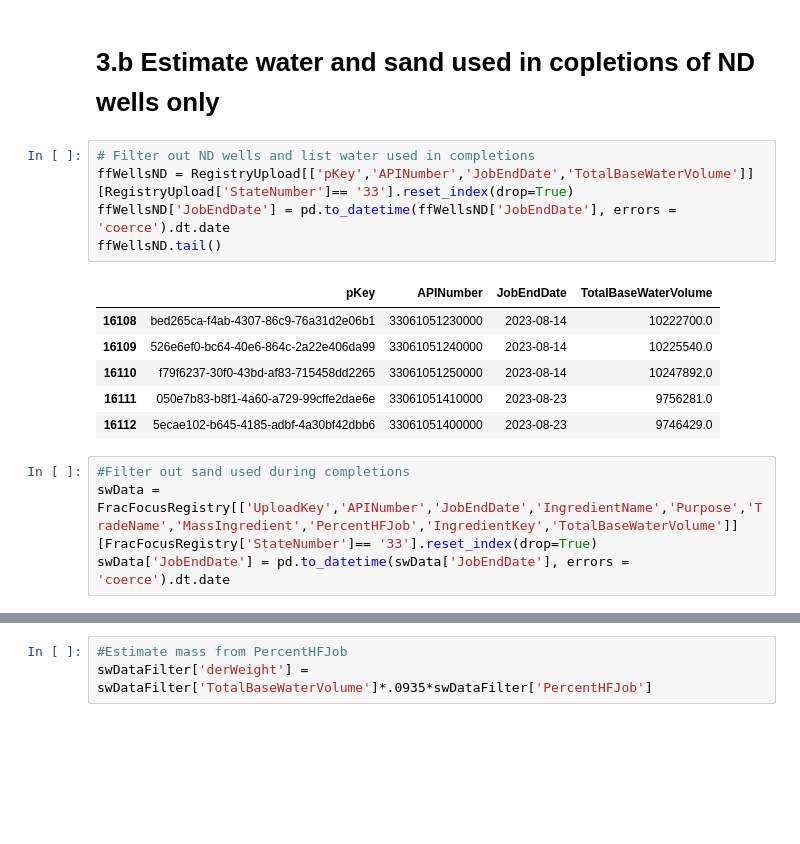
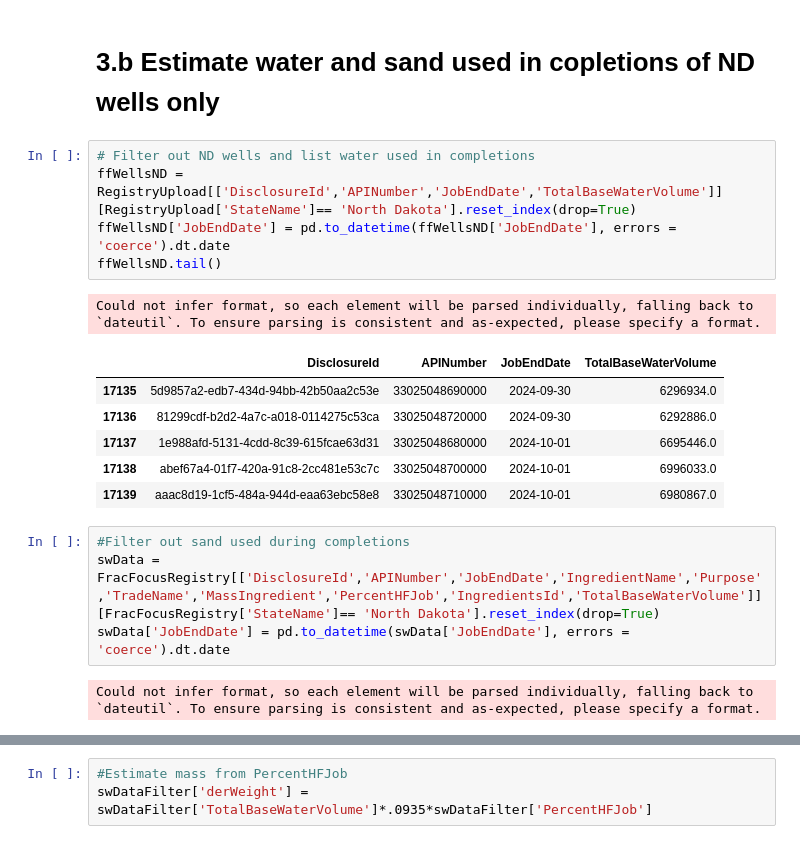
Before and after one commit to JozefSL/pyNotes, a Jupyter notebook: NorthDakota/ND_Data3.ipynb, the cells around one changed output, grey strips where cells are left out. Drawn from its saved outputs; the diff is of its cells as text; blank space fills up the shorter version.

```diff
--- a/NorthDakota/ND_Data3.ipynb
+++ b/NorthDakota/ND_Data3.ipynb
@@ -464,20 +502,23 @@ FracFocusRegistry.info()
 # **3.b Estimate water and sand used in copletions of ND wells only**
 # %%
 # Filter out ND wells and list water used in completions
-ffWellsND = RegistryUpload[['pKey','APINumber','JobEndDate','TotalBaseWaterVolume']][RegistryUpload['StateNumber']== '33'].reset_index(drop=True)
+ffWellsND = RegistryUpload[['DisclosureId','APINumber','JobEndDate','TotalBaseWaterVolume']][RegistryUpload['StateName']== 'North Dakota'].reset_index(drop=True)
 ffWellsND['JobEndDate'] = pd.to_datetime(ffWellsND['JobEndDate'], errors = 'coerce').dt.date
 ffWellsND.tail()
 # %% [output]
+Could not infer format, so each element will be parsed individually, falling back to `dateutil`. To ensure parsing is consistent and as-expected, please specify a format.
-|  | pKey | APINumber | JobEndDate | TotalBaseWaterVolume |
-| 16108 | bed265ca-f4ab-4307-86c9-76a31d2e06b1 | 33061051230000 | 2023-08-14 | 10222700.0 |
-| 16109 | 526e6ef0-bc64-40e6-864c-2a22e406da99 | 33061051240000 | 2023-08-14 | 10225540.0 |
-| 16110 | f79f6237-30f0-43bd-af83-715458dd2265 | 33061051250000 | 2023-08-14 | 10247892.0 |
-| 16111 | 050e7b83-b8f1-4a60-a729-99cffe2dae6e | 33061051410000 | 2023-08-23 | 9756281.0 |
-| 16112 | 5ecae102-b645-4185-adbf-4a30bf42dbb6 | 33061051400000 | 2023-08-23 | 9746429.0 |
+|  | DisclosureId | APINumber | JobEndDate | TotalBaseWaterVolume |
+| 17135 | 5d9857a2-edb7-434d-94bb-42b50aa2c53e | 33025048690000 | 2024-09-30 | 6296934.0 |
+| 17136 | 81299cdf-b2d2-4a7c-a018-0114275c53ca | 33025048720000 | 2024-09-30 | 6292886.0 |
+| 17137 | 1e988afd-5131-4cdd-8c39-615fcae63d31 | 33025048680000 | 2024-10-01 | 6695446.0 |
+| 17138 | abef67a4-01f7-420a-91c8-2cc481e53c7c | 33025048700000 | 2024-10-01 | 6996033.0 |
+| 17139 | aaac8d19-1cf5-484a-944d-eaa63ebc58e8 | 33025048710000 | 2024-10-01 | 6980867.0 |
 # %%
 #Filter out sand used during completions
-swData = FracFocusRegistry[['UploadKey','APINumber','JobEndDate','IngredientName','Purpose','TradeName','MassIngredient','PercentHFJob','IngredientKey','TotalBaseWaterVolume']][FracFocusRegistry['StateNumber']== '33'].reset_index(drop=True)
+swData = FracFocusRegistry[['DisclosureId','APINumber','JobEndDate','IngredientName','Purpose','TradeName','MassIngredient','PercentHFJob','IngredientsId','TotalBaseWaterVolume']][FracFocusRegistry['StateName']== 'North Dakota'].reset_index(drop=True)
 swData['JobEndDate'] = pd.to_datetime(swData['JobEndDate'], errors = 'coerce').dt.date
+# %% [output]
+Could not infer format, so each element will be parsed individually, falling back to `dateutil`. To ensure parsing is consistent and as-expected, please specify a format.
 # %%
 tnWords = ['sand','mesh','proppant','ceramic','quartz','silica','crystalline']
 swDataFilter = swData[swData['TradeName'].str.contains('|'.join(tnWords), case=False, na=False, regex = True)].copy().reset_index(drop=True)
```
Also changed, not shown: parts of 31 cells of this notebook.
